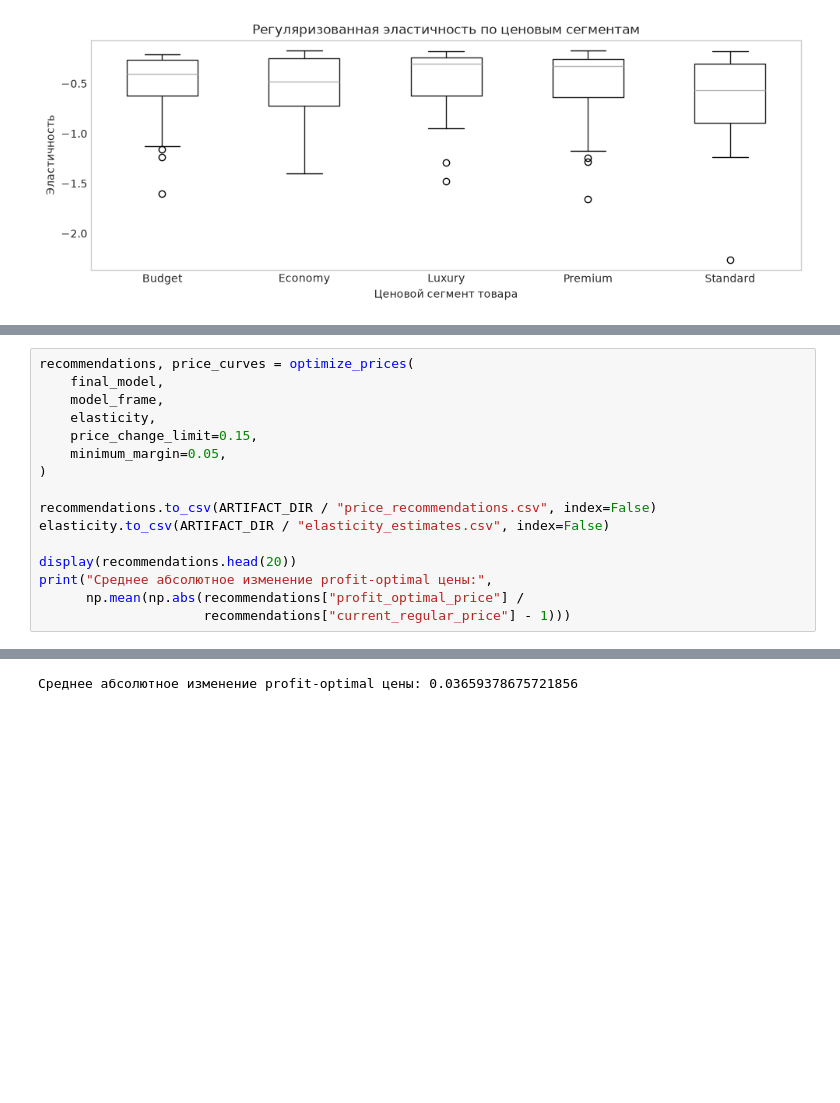
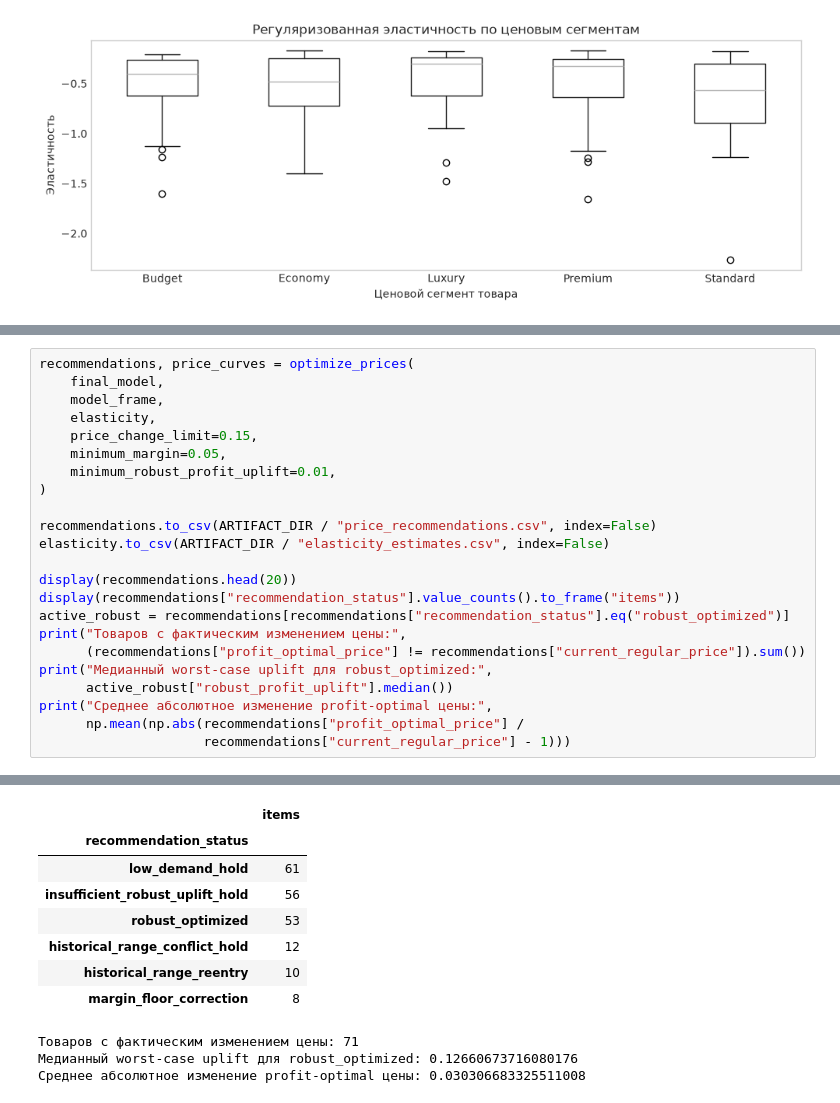
Before and after one commit to hoshizora54/ozon-tech-test, a Jupyter notebook: Middle_MLE_HW.ipynb, the cells around one changed output, grey strips where cells are left out. Cells and saved outputs as stored; diff of their text form; blank space fills up the shorter version.

```diff
--- a/Middle_MLE_HW.ipynb
+++ b/Middle_MLE_HW.ipynb
@@ -399,34 +401,51 @@ recommendations, price_curves = optimize_prices(
     elasticity,
     price_change_limit=0.15,
     minimum_margin=0.05,
+    minimum_robust_profit_uplift=0.01,
 )
 
 recommendations.to_csv(ARTIFACT_DIR / "price_recommendations.csv", index=False)
 elasticity.to_csv(ARTIFACT_DIR / "elasticity_estimates.csv", index=False)
 
 display(recommendations.head(20))
+display(recommendations["recommendation_status"].value_counts().to_frame("items"))
+active_robust = recommendations[recommendations["recommendation_status"].eq("robust_optimized")]
+print("Товаров с фактическим изменением цены:",
+      (recommendations["profit_optimal_price"] != recommendations["current_regular_price"]).sum())
+print("Медианный worst-case uplift для robust_optimized:",
+      active_robust["robust_profit_uplift"].median())
 print("Среднее абсолютное изменение profit-optimal цены:",
       np.mean(np.abs(recommendations["profit_optimal_price"] /
                      recommendations["current_regular_price"] - 1)))
 # %% [output]
 |  | date | item_id | category | current_regular_price | cost | margin_floor_required | historical_range_conflict | ... |
 | 0 | 2024-01-01 | ITEM_000 | Home & Kitchen | 365.2800 | 242.0000 | False | False | ... |
 | 1 | 2024-01-01 | ITEM_001 | Fashion | 109.4200 | 94.8700 | False | False | ... |
 | 2 | 2024-01-01 | ITEM_002 | Fashion | 270.6400 | 222.5900 | False | False | ... |
 | 3 | 2024-01-01 | ITEM_003 | Beauty | 299.7900 | 205.2700 | False | False | ... |
 | 4 | 2024-01-01 | ITEM_004 | Beauty | 698.8700 | 311.7700 | False | False | ... |
 | 5 | 2024-01-01 | ITEM_005 | Electronics | 538.1800 | 321.2000 | False | False | ... |
 | 6 | 2024-01-01 | ITEM_006 | Electronics | 59.8200 | 32.2000 | False | False | ... |
 | 7 | 2024-01-01 | ITEM_007 | Home & Kitchen | 437.9100 | 193.5600 | False | False | ... |
 | 8 | 2024-01-01 | ITEM_008 | Electronics | 913.3000 | 316.6700 | False | False | ... |
 | 9 | 2024-01-01 | ITEM_009 | Fashion | 555.1700 | 256.5400 | False | False | ... |
 | ... | ... | ... | ... | ... | ... | ... | ... | ... |
 | 15 | 2024-01-01 | ITEM_015 | Fashion | 32.1600 | 22.9900 | False | False | ... |
 | 16 | 2024-01-01 | ITEM_016 | Beauty | 744.8900 | 297.0300 | False | False | ... |
 | 17 | 2024-01-01 | ITEM_017 | Home & Kitchen | 1,041.6300 | 470.7100 | False | False | ... |
 | 18 | 2024-01-01 | ITEM_018 | Electronics | 409.8200 | 291.9800 | False | False | ... |
 | 19 | 2024-01-01 | ITEM_019 | Beauty | 343.8800 | 200.2000 | False | False | ... |
+|  | items |
+| recommendation_status |  |
+| low_demand_hold | 61 |
+| insufficient_robust_uplift_hold | 56 |
+| robust_optimized | 53 |
+| historical_range_conflict_hold | 12 |
+| historical_range_reentry | 10 |
+| margin_floor_correction | 8 |
-Среднее абсолютное изменение profit-optimal цены: 0.03659378675721856
+Товаров с фактическим изменением цены: 71
+Медианный worst-case uplift для robust_optimized: 0.12660673716080176
+Среднее абсолютное изменение profit-optimal цены: 0.030306683325511008
 # %%
 high_volume_item = recommendations.nlargest(1, "base_demand")["item_id"].iloc[0]
 elastic_item = recommendations.nsmallest(1, "elasticity")["item_id"].iloc[0]
```
Also changed, not shown: parts of 3 cells of this notebook, 2 other files.
